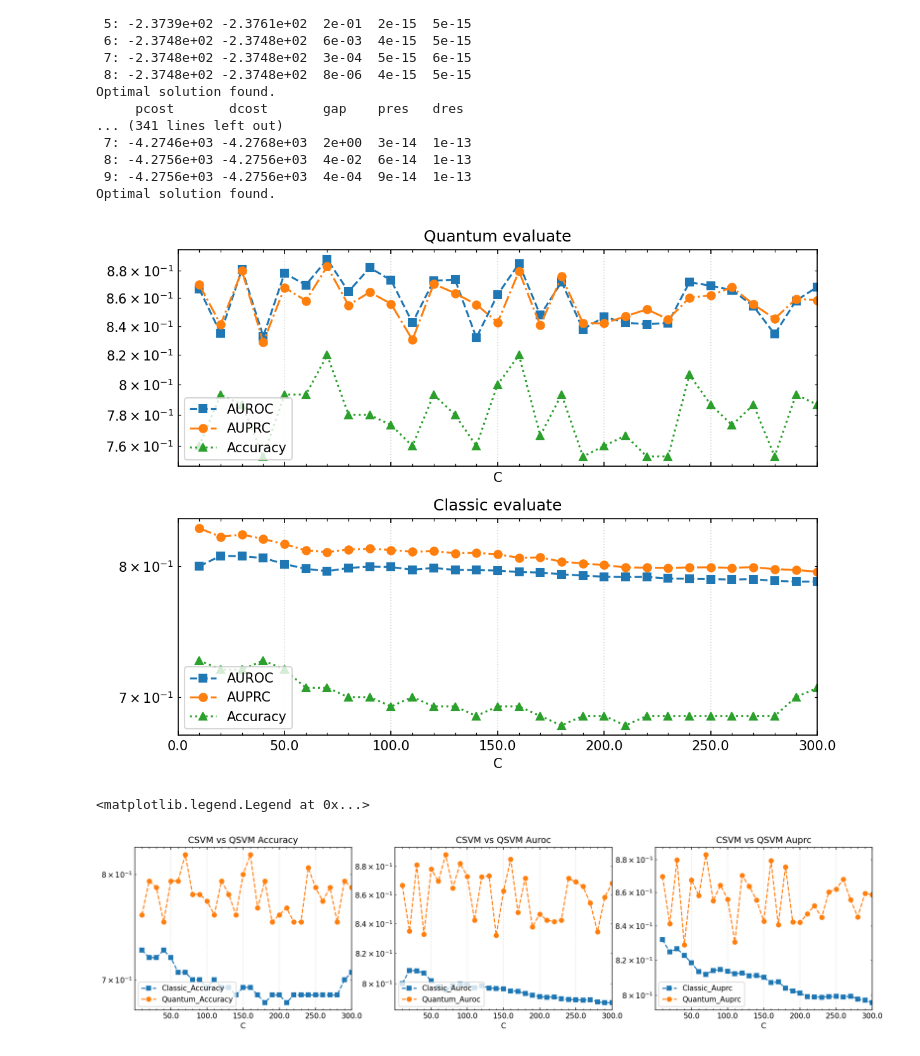
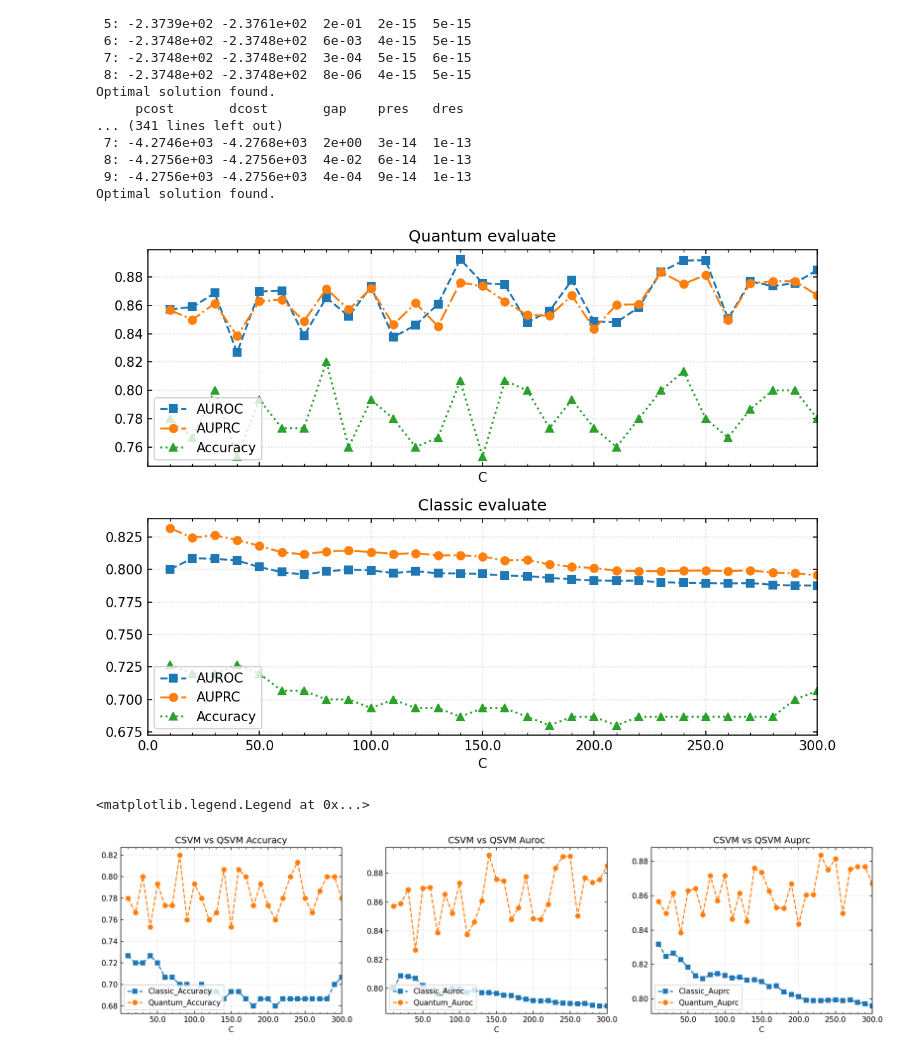
Before and after one commit to sbchae04-tech/Support-Vector-Machine, a Jupyter notebook: SVM_Data/Evaluate_Gaussian_C.ipynb, the cells around one changed output. Drawn from its saved outputs; the diff is of its cells as text; code cells hidden in the pictures.

```diff
--- a/SVM_Data/Evaluate_Gaussian_C.ipynb
+++ b/SVM_Data/Evaluate_Gaussian_C.ipynb
@@ -238,7 +238,7 @@ axes[0].plot(C_list, Q_acc_Max, '^:', label="Accuracy")
 axes[0].set_title("Quantum evaluate")
 axes[0].set_xlabel("C")
 # axes[0].set_ylim(0, 1)
-axes[0].set_yscale('log')
+# axes[0].set_yscale('log')
 axes[0].set_xlim(0, 300)
 axes[0].xaxis.set_major_locator(mticker.MultipleLocator(50))
 axes[0].xaxis.set_minor_locator(mticker.MultipleLocator(10))
@@ -253,7 +253,7 @@ axes[1].plot(C_list, C_acc_list, '^:', label="Accuracy")
 axes[1].set_title("Classic evaluate")
 axes[1].set_xlabel("C")
 # axes[1].set_ylim(0, 1)
-axes[1].set_yscale('log')
+# axes[1].set_yscale('log')
 axes[1].set_xlim(0, 300)
 axes[1].xaxis.set_major_locator(mticker.MultipleLocator(50))
 axes[1].xaxis.set_minor_locator(mticker.MultipleLocator(10))
@@ -266,7 +266,7 @@ plt.tight_layout()
 
 plt.show()
 # %% [output]
-[figure, old version]
+[figure, new version]
 # %%
 fig, axes = plt.subplots(
     1, 3,
@@ -286,7 +286,7 @@ axes[0].plot(C_list, Q_acc_Max,
 axes[0].set_title("CSVM vs QSVM Accuracy")
 axes[0].set_xlabel("C")
 # axes[0].set_ylim(0, 1)
-axes[0].set_yscale('log')
+# axes[0].set_yscale('log')
 axes[0].set_xlim(1e-6, 300)
 axes[0].xaxis.set_major_locator(mticker.MultipleLocator(50))
 axes[0].xaxis.set_minor_locator(mticker.MultipleLocator(10))
@@ -308,39 +308,39 @@ axes[1].plot(C_list, Q_auroc_Max,
 axes[1].set_title("CSVM vs QSVM Auroc")
 axes[1].set_xlabel("C")
 # axes[1].set_ylim(0, 1)
-axes[1].set_yscale('log')
+# axes[1].set_yscale('log')
 axes[1].set_xlim(1e-6, 300)
 axes[1].xaxis.set_major_locator(mticker.MultipleLocator(50))
 axes[1].xaxis.set_minor_locator(mticker.MultipleLocator(10))
 axes[1].xaxis.set_major_formatter(mticker.FormatStrFormatter('%.1f'))
 axes[1].grid(which='major', linestyle=':', linewidth=0.8, alpha=0.5)
 axes[1].tick_params(axis='both', which='both', direction='in', top=True, right=True)
 axes[1].legend(loc = "lower left")
 
 axes[2].plot(C_list, C_auprc_list,
     marker='s', linestyle='--',
     color='tab:blue',
     label="Classic_Auprc")
 
 axes[2].plot(C_list, Q_auprc_Max,
     marker='o', linestyle='--',
     color='tab:orange',
     label="Quantum_Auprc")
 
 axes[2].set_title("CSVM vs QSVM Auprc")
 axes[2].set_xlabel("C")
 # axes[2].set_ylim(0, 1)
-axes[2].set_yscale('log')
+# axes[2].set_yscale('log')
 axes[2].set_xlim(1e-6, 300)
 axes[2].xaxis.set_major_locator(mticker.MultipleLocator(50))
 axes[2].xaxis.set_minor_locator(mticker.MultipleLocator(10))
 axes[2].xaxis.set_major_formatter(mticker.FormatStrFormatter('%.1f'))
 axes[2].grid(which='major', linestyle=':', linewidth=0.8, alpha=0.5)
 axes[2].tick_params(axis='both', which='both', direction='in', top=True, right=True)
 axes[2].legend(loc = "lower left")
 # %% [output]
 <matplotlib.legend.Legend at 0x...>
-[figure, old version]
+[figure, new version]
 # %%
 # axes[].set_xlim(0, 3)
 # axes[].xaxis.set_major_locator(mticker.MultipleLocator(0.5))
```
Also changed, not shown: parts of 2 cells of this notebook, 5 other files.
